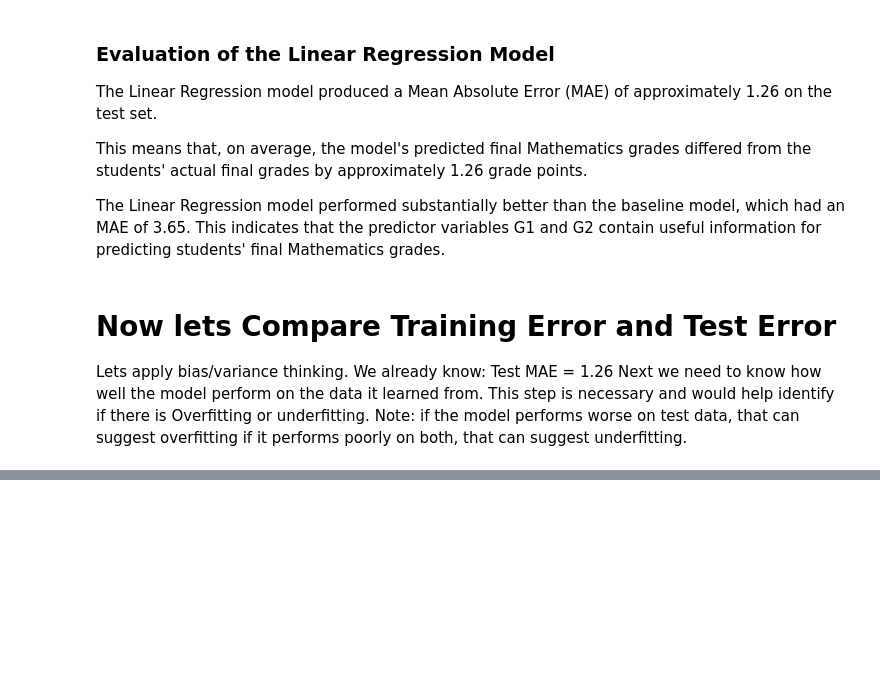
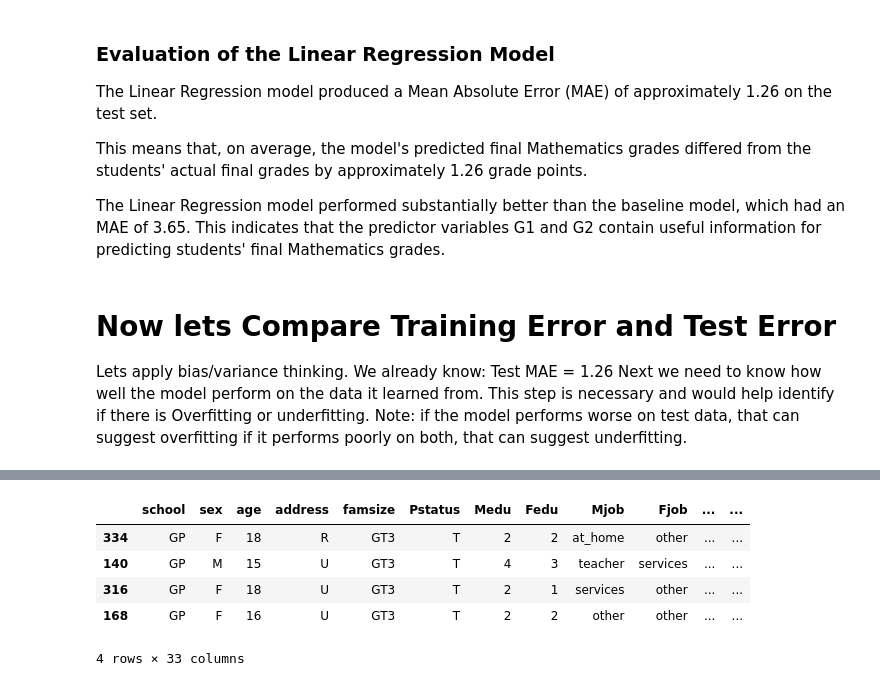
Before and after one commit to nayachuks/student-performance-data-analysis-ml, a Jupyter notebook: Project_01_Student_Performance_Clean.ipynb, the cells around one changed output, grey strips where cells are left out. Drawn from its saved outputs; the diff is of its cells as text; code cells hidden in the pictures; blank space fills up the shorter version.

```diff
--- a/Project_01_Student_Performance_Clean.ipynb
+++ b/Project_01_Student_Performance_Clean.ipynb
@@ -555,0 +711,4 @@ Note: if the model performs worse on test data, that can suggest overfitting
+# %%
+outlier_indices = [19, 24, 8, 57]
+outlier_features = X_test.iloc[outlier_indices]
+display(outlier_features)
@@ -555,0 +721,10 @@ Note: if the model performs worse on test data, that can suggest overfitting
+# %%
+outlier_students = data.loc[outlier_features.index]
+display(outlier_students)
+# %% [output]
+|  | school | sex | age | address | famsize | Pstatus | Medu | Fedu | Mjob | Fjob | ... | ... |
+| 334 | GP | F | 18 | R | GT3 | T | 2 | 2 | at_home | other | ... | ... |
+| 140 | GP | M | 15 | U | GT3 | T | 4 | 3 | teacher | services | ... | ... |
+| 316 | GP | F | 18 | U | GT3 | T | 2 | 1 | services | other | ... | ... |
+| 168 | GP | F | 16 | U | GT3 | T | 2 | 2 | other | other | ... | ... |
+4 rows × 33 columns
```
Also changed, not shown: parts of 26 cells of this notebook.
